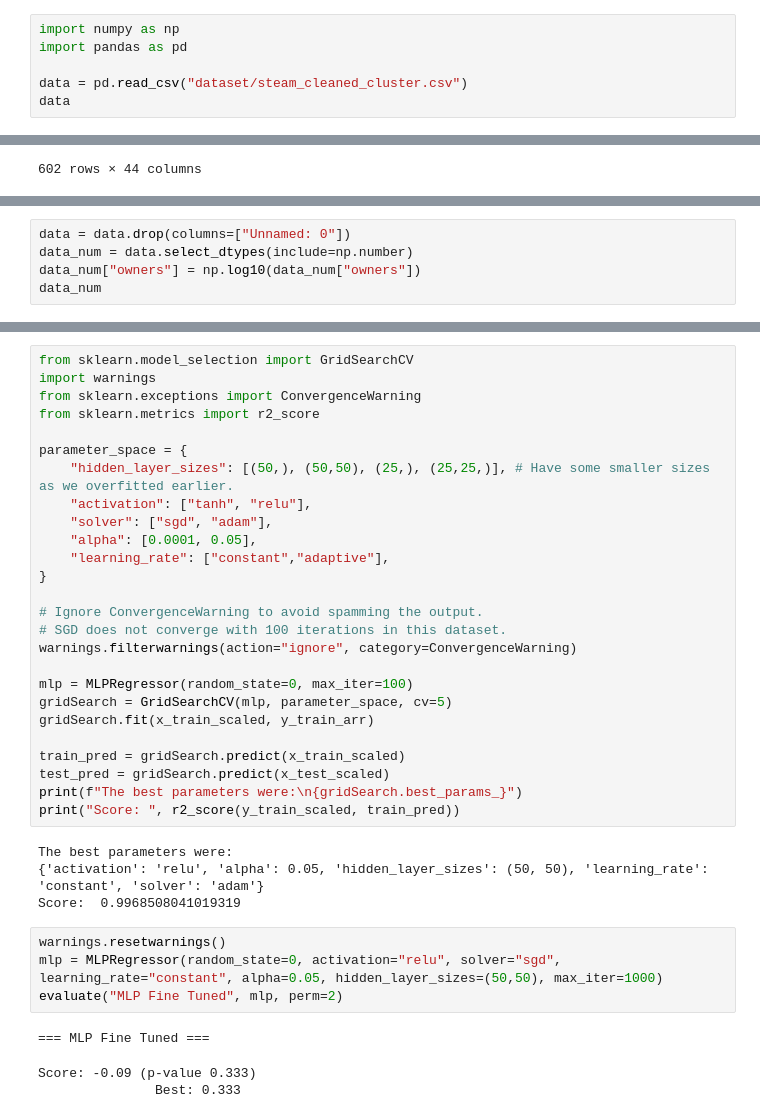
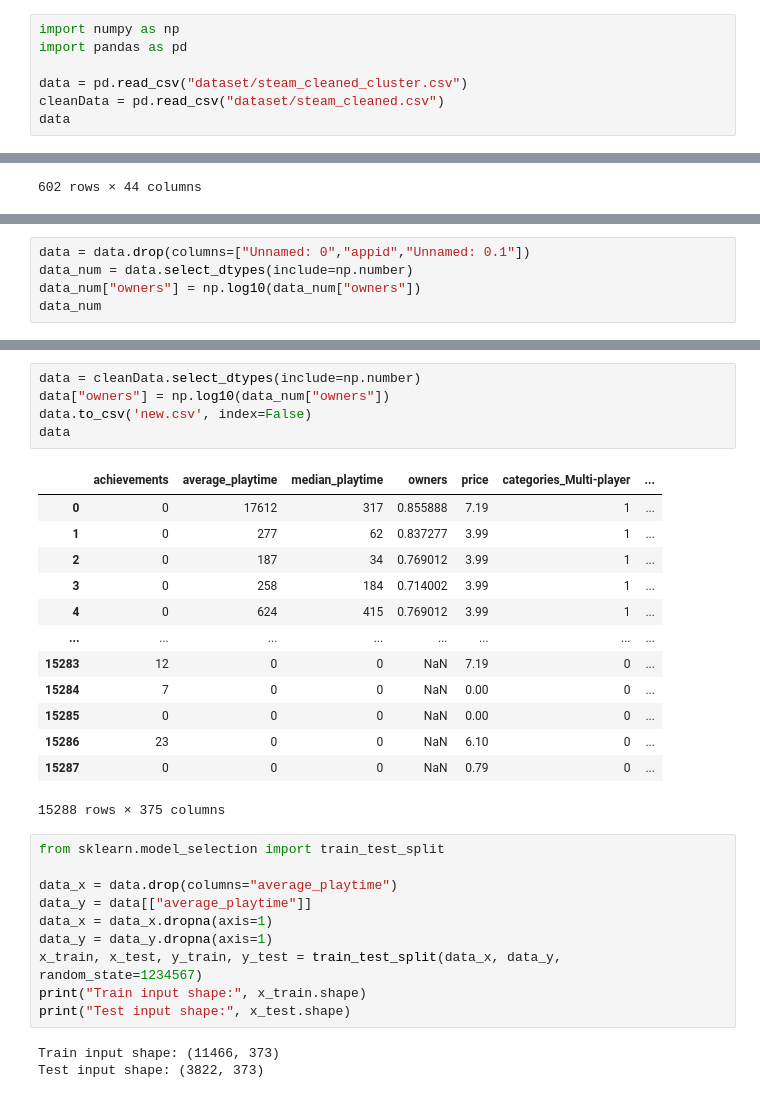
Before and after one commit to Lolfreak/Steam-Games-Analysis, a Jupyter notebook: MachineLearning.ipynb, the cells around one changed output, grey strips where cells are left out. Saved outputs shown, nothing was run; the diff lists cells and outputs as text.

```diff
--- a/MachineLearning.ipynb
+++ b/MachineLearning.ipynb
@@ -3,6 +3,7 @@ import numpy as np
 import pandas as pd
 
 data = pd.read_csv("dataset/steam_cleaned_cluster.csv")
+cleanData = pd.read_csv("dataset/steam_cleaned.csv")
 data
 # %% [output]
 |  | Unnamed: 0.1 | Unnamed: 0 | name | genres | achievements | positive_ratings | negative_ratings | ... |
@@ -21,5 +25,5 @@ data
 # %%
-data = data.drop(columns=["Unnamed: 0"])
+data = data.drop(columns=["Unnamed: 0","appid","Unnamed: 0.1"])
 data_num = data.select_dtypes(include=np.number)
 data_num["owners"] = np.log10(data_num["owners"])
 data_num
@@ -101,39 +91,33 @@ Score: -0.10 (p-value 0.250)
                Best: 0.250
-# %%
-from sklearn.model_selection import GridSearchCV
-import warnings
-from sklearn.exceptions import ConvergenceWarning
-from sklearn.metrics import r2_score
-
-parameter_space = {
-    "hidden_layer_sizes": [(50,), (50,50), (25,), (25,25,)], # Have some smaller sizes as we overfitted earlier.
-    "activation": ["tanh", "relu"],
-    "solver": ["sgd", "adam"],
-    "alpha": [0.0001, 0.05],
-    "learning_rate": ["constant","adaptive"],
-}
-
-# Ignore ConvergenceWarning to avoid spamming the output.
-# SGD does not converge with 100 iterations in this dataset.
-warnings.filterwarnings(action="ignore", category=ConvergenceWarning)
-
-mlp = MLPRegressor(random_state=0, max_iter=100)
-gridSearch = GridSearchCV(mlp, parameter_space, cv=5)
-gridSearch.fit(x_train_scaled, y_train_arr)
-
-train_pred = gridSearch.predict(x_train_scaled)
-test_pred = gridSearch.predict(x_test_scaled)
-print(f"The best parameters were:\n{gridSearch.best_params_}")
-print("Score: ", r2_score(y_train_scaled, train_pred))
-# %% [output]
-The best parameters were:
-{'activation': 'relu', 'alpha': 0.05, 'hidden_layer_sizes': (50, 50), 'learning_rate': 'constant', 'solver': 'adam'}
-Score:  0.9968508041019319
 # %%
-warnings.resetwarnings()
-mlp = MLPRegressor(random_state=0, activation="relu", solver="sgd", learning_rate="constant", alpha=0.05, hidden_layer_sizes=(50,50), max_iter=1000)
-evaluate("MLP Fine Tuned", mlp, perm=2)
+data = cleanData.select_dtypes(include=np.number)
+data["owners"] = np.log10(data_num["owners"])
+data.to_csv('new.csv', index=False)
+data
 # %% [output]
+|  | achievements | average_playtime | median_playtime | owners | price | categories_Multi-player | ... |
+| 0 | 0 | 17612 | 317 | 0.855888 | 7.19 | 1 | ... |
+| 1 | 0 | 277 | 62 | 0.837277 | 3.99 | 1 | ... |
+| 2 | 0 | 187 | 34 | 0.769012 | 3.99 | 1 | ... |
+| 3 | 0 | 258 | 184 | 0.714002 | 3.99 | 1 | ... |
+| 4 | 0 | 624 | 415 | 0.769012 | 3.99 | 1 | ... |
+| ... | ... | ... | ... | ... | ... | ... | ... |
+| 15283 | 12 | 0 | 0 | NaN | 7.19 | 0 | ... |
+| 15284 | 7 | 0 | 0 | NaN | 0.00 | 0 | ... |
+| 15285 | 0 | 0 | 0 | NaN | 0.00 | 0 | ... |
+| 15286 | 23 | 0 | 0 | NaN | 6.10 | 0 | ... |
+| 15287 | 0 | 0 | 0 | NaN | 0.79 | 0 | ... |
-=== MLP Fine Tuned ===
+15288 rows × 375 columns
-Score: -0.09 (p-value 0.333)
-               Best: 0.333
+# %%
+from sklearn.model_selection import train_test_split
+
+data_x = data.drop(columns="average_playtime")
+data_y = data[["average_playtime"]]
+data_x = data_x.dropna(axis=1)
+data_y = data_y.dropna(axis=1)
+x_train, x_test, y_train, y_test = train_test_split(data_x, data_y, random_state=1234567)
+print("Train input shape:", x_train.shape)
+print("Test input shape:", x_test.shape)
+# %% [output]
+Train input shape: (11466, 373)
+Test input shape: (3822, 373)
```
Also changed, not shown: parts of 12 cells of this notebook.
